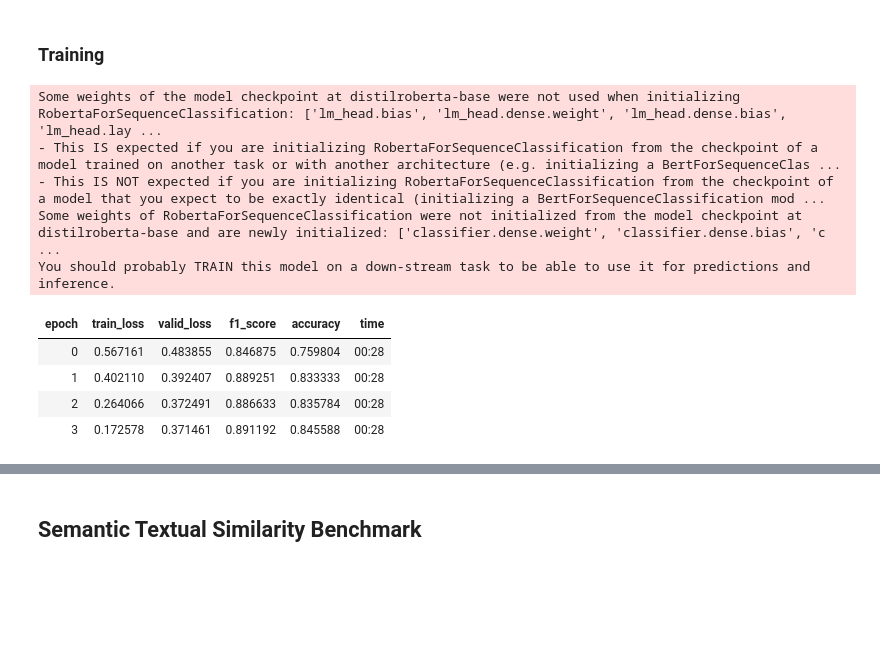
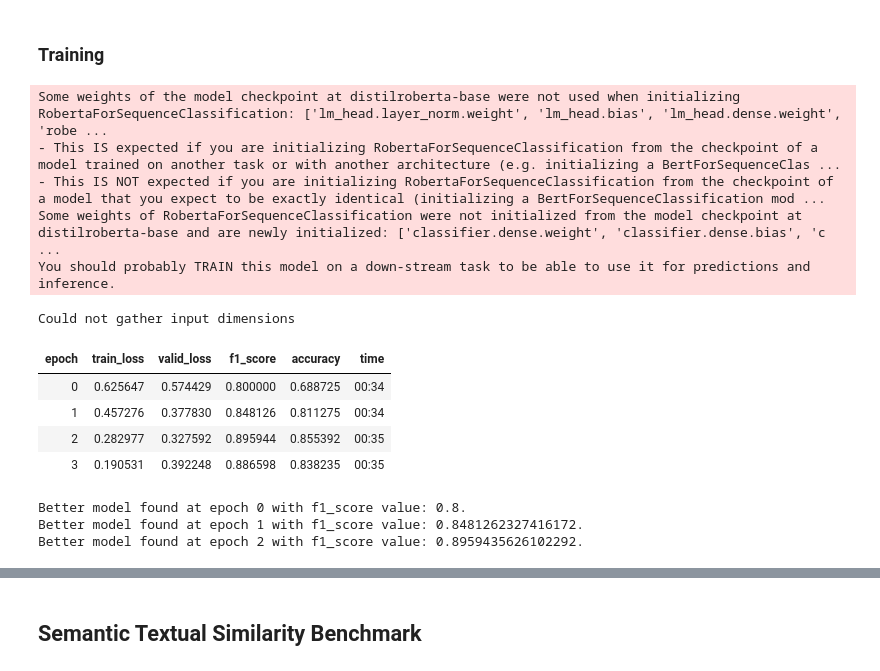
Before and after one commit to aikindergarten/fasthugs, a Jupyter notebook: nbs/12_examples.glue-benchmark.ipynb, the cells around one changed output, grey strips where cells are left out. Cells and saved outputs as stored; diff of their text form; code cells hidden in the pictures; blank space fills up the shorter version.

```diff
--- a/nbs/12_examples.glue-benchmark.ipynb
+++ b/nbs/12_examples.glue-benchmark.ipynb
@@ -158,7 +156,6 @@ Some weights of the model checkpoint at distilroberta-base were not used when in
 Some weights of RobertaForSequenceClassification were not initialized from the model checkpoint at distilroberta-base and are newly initialized: ['classifier.dense.weight', 'classifier.dense.bias', 'c ...
 You should probably TRAIN this model on a down-stream task to be able to use it for predictions and inference.
 # %%
-# cbs = [WandbCallback(log_preds=False, log_model=False), SaveModelCallback(monitor=metrics[0].name)]
-cbs = []
+cbs = [WandbCallback(log_preds=False, log_model=False), SaveModelCallback(monitor=metrics[0].name)]
 learn.fit_one_cycle(4, lr, cbs=cbs)
 # %% [output]
@@ -214,7 +214,8 @@ train_ds[0]
  'label': 0,
  'sentence': 'hide new secretions from the parental units '}
 # %%
-dblock = DataBlock(blocks = [TransformersTextBlock(pretrained_model_name=model_name), CategoryBlock()],
+vocab = train_ds.features['label'].names
+dblock = DataBlock(blocks = [TransformersTextBlock(pretrained_model_name=model_name), PreprocCategoryBlock(vocab)],
                    get_x=ItemGetter('sentence'),
                    get_y=ItemGetter('label'),
                    splitter=IndexSplitter(valid_idx))
@@ -267,7 +306,6 @@ Some weights of the model checkpoint at distilroberta-base were not used when in
 Some weights of RobertaForSequenceClassification were not initialized from the model checkpoint at distilroberta-base and are newly initialized: ['classifier.dense.weight', 'classifier.dense.bias', 'c ...
 You should probably TRAIN this model on a down-stream task to be able to use it for predictions and inference.
 # %%
-# cbs = [WandbCallback(log_preds=False, log_model=False), SaveModelCallback(monitor=metrics[0].name)]
-cbs = []
+cbs = [WandbCallback(log_preds=False, log_model=False), SaveModelCallback(monitor=metrics[0].__name__)]
 learn.fit_one_cycle(4, lr, cbs=cbs)
 # %% [output]
@@ -318,7 +361,8 @@ train_ds[0]
  'sentence1': 'Amrozi accused his brother , whom he called " the witness " , of deliberately distorting his evidence .',
  'sentence2': 'Referring to him as only " the witness " , Amrozi accused his brother of deliberately distorting his evidence .'}
 # %%
-dblock = DataBlock(blocks = [TransformersTextBlock(pretrained_model_name=model_name), CategoryBlock()],
+vocab = train_ds.features['label'].names
+dblock = DataBlock(blocks = [TransformersTextBlock(pretrained_model_name=model_name), PreprocCategoryBlock(vocab)],
                    get_x=TextGetter('sentence1', 'sentence2'),
                    get_y=ItemGetter('label'),
                    splitter=IndexSplitter(valid_idx))
@@ -365,21 +447,24 @@ model = AutoModelForSequenceClassification.from_pretrained(model_name)
 metrics = glue_metrics[task]
 learn = TransLearner(dls, model, metrics=metrics).to_fp16()
 # %% [output]
-Some weights of the model checkpoint at distilroberta-base were not used when initializing RobertaForSequenceClassification: ['lm_head.bias', 'lm_head.dense.weight', 'lm_head.dense.bias', 'lm_head.lay ...
+Some weights of the model checkpoint at distilroberta-base were not used when initializing RobertaForSequenceClassification: ['lm_head.layer_norm.weight', 'lm_head.bias', 'lm_head.dense.weight', 'robe ...
 - This IS expected if you are initializing RobertaForSequenceClassification from the checkpoint of a model trained on another task or with another architecture (e.g. initializing a BertForSequenceClas ...
 - This IS NOT expected if you are initializing RobertaForSequenceClassification from the checkpoint of a model that you expect to be exactly identical (initializing a BertForSequenceClassification mod ...
 Some weights of RobertaForSequenceClassification were not initialized from the model checkpoint at distilroberta-base and are newly initialized: ['classifier.dense.weight', 'classifier.dense.bias', 'c ...
 You should probably TRAIN this model on a down-stream task to be able to use it for predictions and inference.
 # %%
-# cbs = [WandbCallback(log_preds=False, log_model=False), SaveModelCallback(monitor=metrics[0].name)]
-cbs = []
+cbs = [WandbCallback(log_preds=False, log_model=False), SaveModelCallback(monitor=metrics[0].name)]
 learn.fit_one_cycle(4, lr, cbs=cbs)
 # %% [output]
+Could not gather input dimensions
 | epoch | train_loss | valid_loss | f1_score | accuracy | time |
-| 0 | 0.567161 | 0.483855 | 0.846875 | 0.759804 | 00:28 |
-| 1 | 0.402110 | 0.392407 | 0.889251 | 0.833333 | 00:28 |
-| 2 | 0.264066 | 0.372491 | 0.886633 | 0.835784 | 00:28 |
-| 3 | 0.172578 | 0.371461 | 0.891192 | 0.845588 | 00:28 |
+| 0 | 0.625647 | 0.574429 | 0.800000 | 0.688725 | 00:34 |
+| 1 | 0.457276 | 0.377830 | 0.848126 | 0.811275 | 00:34 |
+| 2 | 0.282977 | 0.327592 | 0.895944 | 0.855392 | 00:35 |
+| 3 | 0.190531 | 0.392248 | 0.886598 | 0.838235 | 00:35 |
+Better model found at epoch 0 with f1_score value: 0.8.
+Better model found at epoch 1 with f1_score value: 0.8481262327416172.
+Better model found at epoch 2 with f1_score value: 0.8959435626102292.
 # %%
 learn.show_results()
 # %% [output]
```
Also changed, not shown: parts of 41 cells of this notebook, 6 other files.
